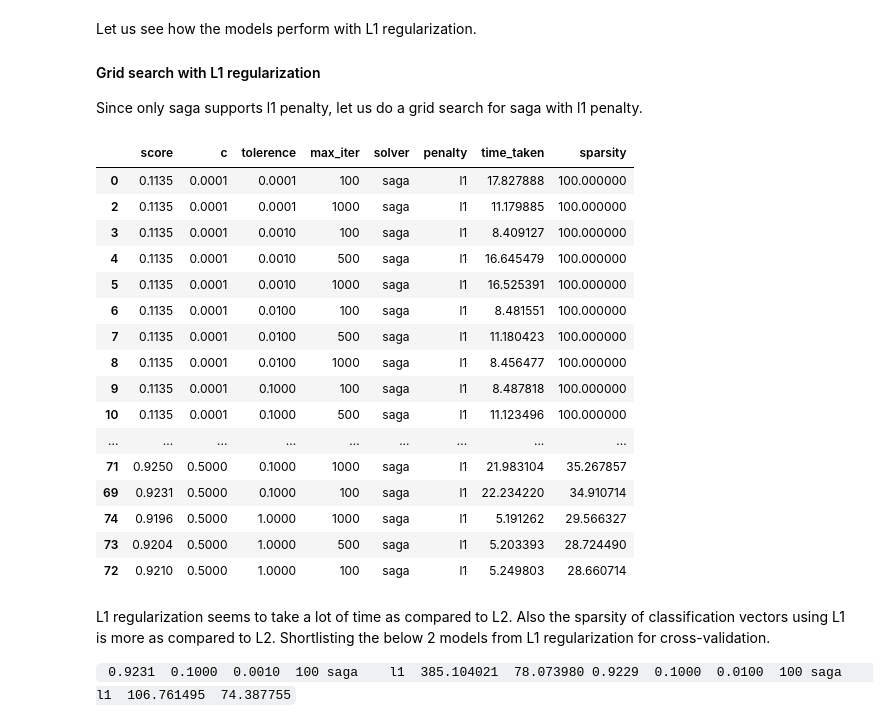
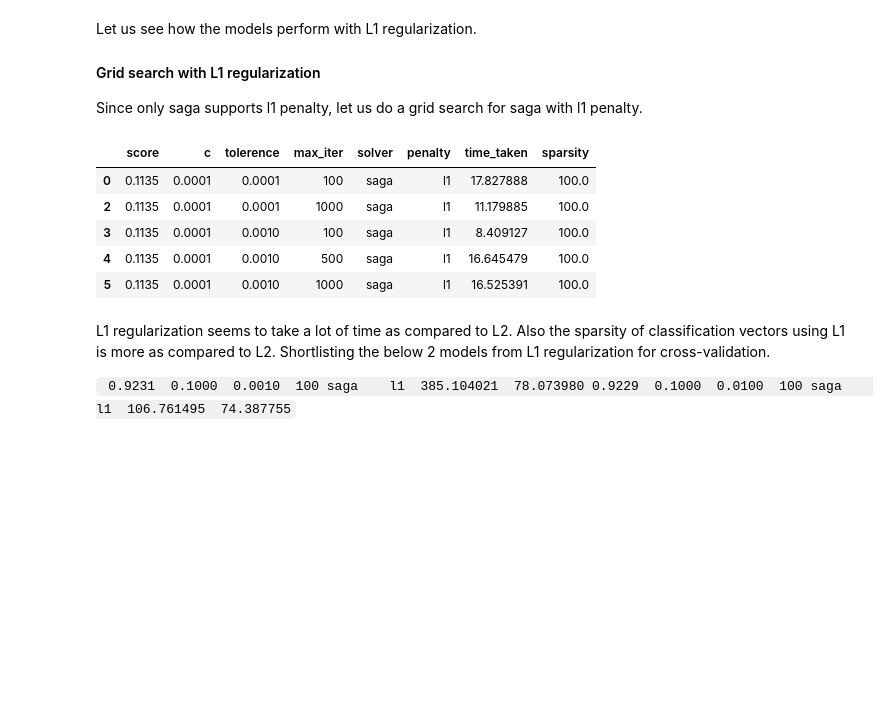
Before and after one commit to vandana-iyer/MNIST-playground, a Jupyter notebook: Linear Classifiers/01_MNIST_LogisticRegression.ipynb, the cells around one changed output. Cells and saved outputs as stored; diff of their text form; code cells hidden in the pictures; blank space fills up the shorter version.

```diff
--- a/Linear Classifiers/01_MNIST_LogisticRegression.ipynb
+++ b/Linear Classifiers/01_MNIST_LogisticRegression.ipynb
@@ -365,26 +365,15 @@ saga_results = get_custom_grid_search_results(c_values, l1_tol_values, max_iter,
 # %%
 saga_with_l1_results = pd.DataFrame(saga_results)
 saga_with_l1_report = saga_with_l1_results[['score', 'c', 'tolerence', 'max_iter', 'solver', 'penalty', 'time_taken', 'sparsity']]
 saga_with_l1_report = saga_with_l1_report.sort_values(by='sparsity', ascending=False)
-saga_with_l1_report
+saga_with_l1_report.head()
 # %% [output]
 |  | score | c | tolerence | max_iter | solver | penalty | time_taken | sparsity |
-| 0 | 0.1135 | 0.0001 | 0.0001 | 100 | saga | l1 | 17.827888 | 100.000000 |
-| 2 | 0.1135 | 0.0001 | 0.0001 | 1000 | saga | l1 | 11.179885 | 100.000000 |
-| 3 | 0.1135 | 0.0001 | 0.0010 | 100 | saga | l1 | 8.409127 | 100.000000 |
-| 4 | 0.1135 | 0.0001 | 0.0010 | 500 | saga | l1 | 16.645479 | 100.000000 |
-| 5 | 0.1135 | 0.0001 | 0.0010 | 1000 | saga | l1 | 16.525391 | 100.000000 |
-| 6 | 0.1135 | 0.0001 | 0.0100 | 100 | saga | l1 | 8.481551 | 100.000000 |
-| 7 | 0.1135 | 0.0001 | 0.0100 | 500 | saga | l1 | 11.180423 | 100.000000 |
-| 8 | 0.1135 | 0.0001 | 0.0100 | 1000 | saga | l1 | 8.456477 | 100.000000 |
-| 9 | 0.1135 | 0.0001 | 0.1000 | 100 | saga | l1 | 8.487818 | 100.000000 |
-| 10 | 0.1135 | 0.0001 | 0.1000 | 500 | saga | l1 | 11.123496 | 100.000000 |
-| ... | ... | ... | ... | ... | ... | ... | ... | ... |
-| 71 | 0.9250 | 0.5000 | 0.1000 | 1000 | saga | l1 | 21.983104 | 35.267857 |
-| 69 | 0.9231 | 0.5000 | 0.1000 | 100 | saga | l1 | 22.234220 | 34.910714 |
-| 74 | 0.9196 | 0.5000 | 1.0000 | 1000 | saga | l1 | 5.191262 | 29.566327 |
-| 73 | 0.9204 | 0.5000 | 1.0000 | 500 | saga | l1 | 5.203393 | 28.724490 |
-| 72 | 0.9210 | 0.5000 | 1.0000 | 100 | saga | l1 | 5.249803 | 28.660714 |
+| 0 | 0.1135 | 0.0001 | 0.0001 | 100 | saga | l1 | 17.827888 | 100.0 |
+| 2 | 0.1135 | 0.0001 | 0.0001 | 1000 | saga | l1 | 11.179885 | 100.0 |
+| 3 | 0.1135 | 0.0001 | 0.0010 | 100 | saga | l1 | 8.409127 | 100.0 |
+| 4 | 0.1135 | 0.0001 | 0.0010 | 500 | saga | l1 | 16.645479 | 100.0 |
+| 5 | 0.1135 | 0.0001 | 0.0010 | 1000 | saga | l1 | 16.525391 | 100.0 |
 # %% [markdown]
 L1 regularization seems to take a lot of time as compared to L2. Also the sparsity of classification vectors using L1 is more as compared to L2.
 Shortlisting the below 2 models from L1 regularization for cross-validation.
```
